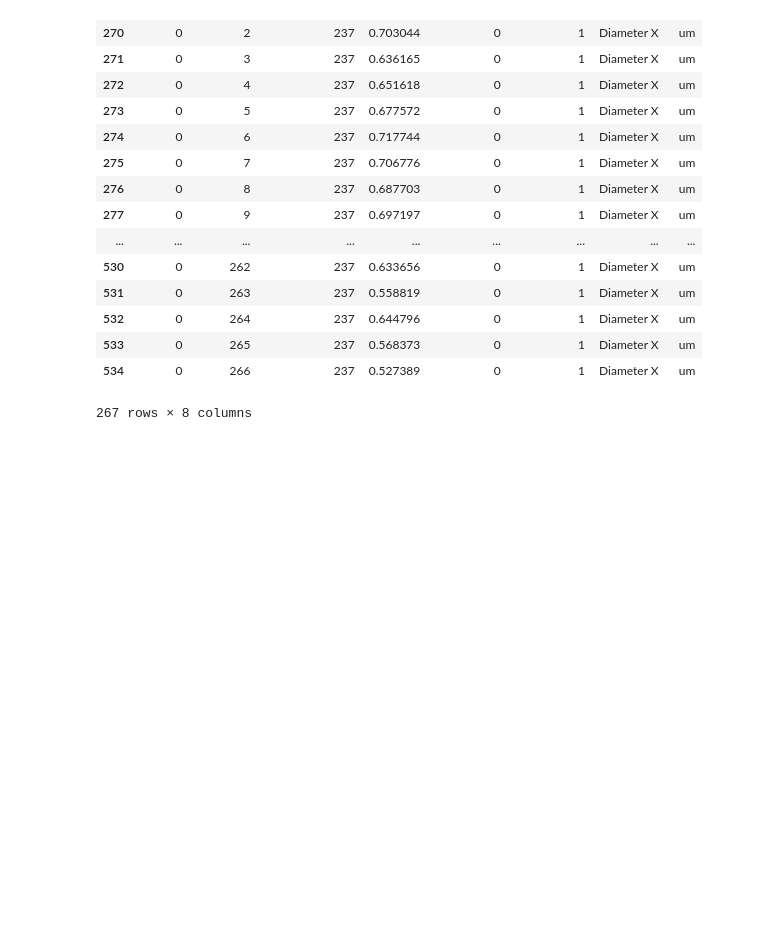
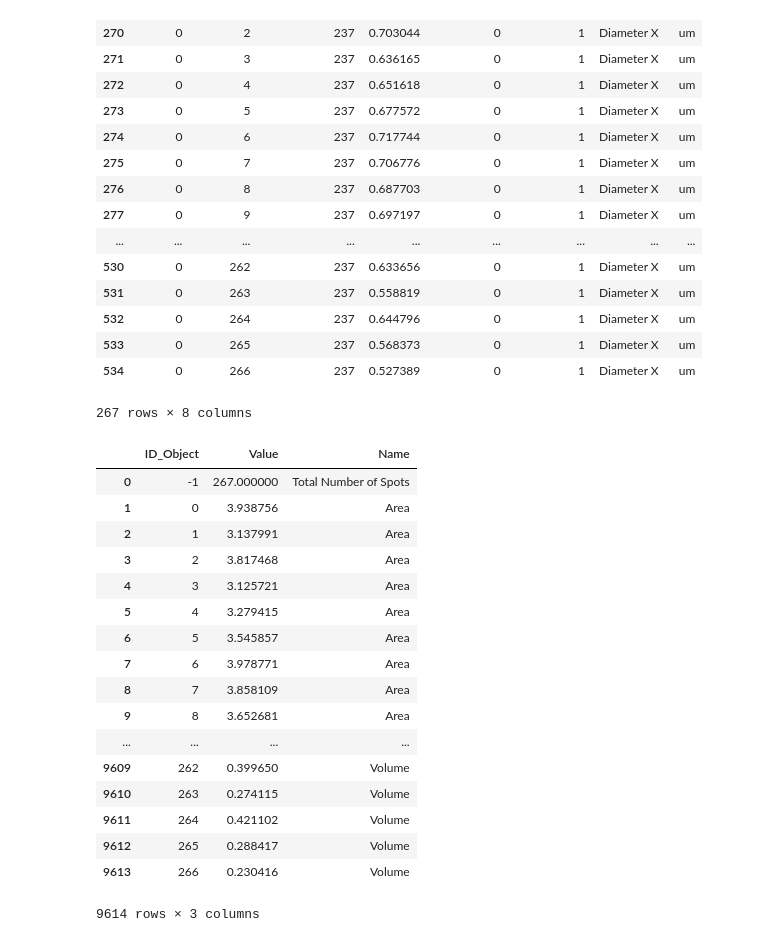
Before and after one commit to dasaderi/python_neurobootcamp, a Jupyter notebook: day-3/day3-pandas.ipynb, the cells around one changed output. Drawn from its saved outputs; the diff is of its cells as text; code cells hidden in the pictures; blank space fills up the shorter version.

```diff
--- a/day-3/day3-pandas.ipynb
+++ b/day-3/day3-pandas.ipynb
@@ -92,3 +99,24 @@ point_stats[point_stats["ID_StatisticsType"]==237]
 | 533 | 0 | 265 | 237 | 0.568373 | 0 | 1 | Diameter X | um |
 | 534 | 0 | 266 | 237 | 0.527389 | 0 | 1 | Diameter X | um |
 267 rows × 8 columns
+# %%
+point_stats.iloc[:,[1,3,6]]
+# %% [output]
+|  | ID_Object | Value | Name |
+| 0 | -1 | 267.000000 | Total Number of Spots |
+| 1 | 0 | 3.938756 | Area |
+| 2 | 1 | 3.137991 | Area |
+| 3 | 2 | 3.817468 | Area |
+| 4 | 3 | 3.125721 | Area |
+| 5 | 4 | 3.279415 | Area |
+| 6 | 5 | 3.545857 | Area |
+| 7 | 6 | 3.978771 | Area |
+| 8 | 7 | 3.858109 | Area |
+| 9 | 8 | 3.652681 | Area |
+| ... | ... | ... | ... |
+| 9609 | 262 | 0.399650 | Volume |
+| 9610 | 263 | 0.274115 | Volume |
+| 9611 | 264 | 0.421102 | Volume |
+| 9612 | 265 | 0.288417 | Volume |
+| 9613 | 266 | 0.230416 | Volume |
+9614 rows × 3 columns
```
Also changed, not shown: parts of 7 cells of this notebook, 2 other files.
